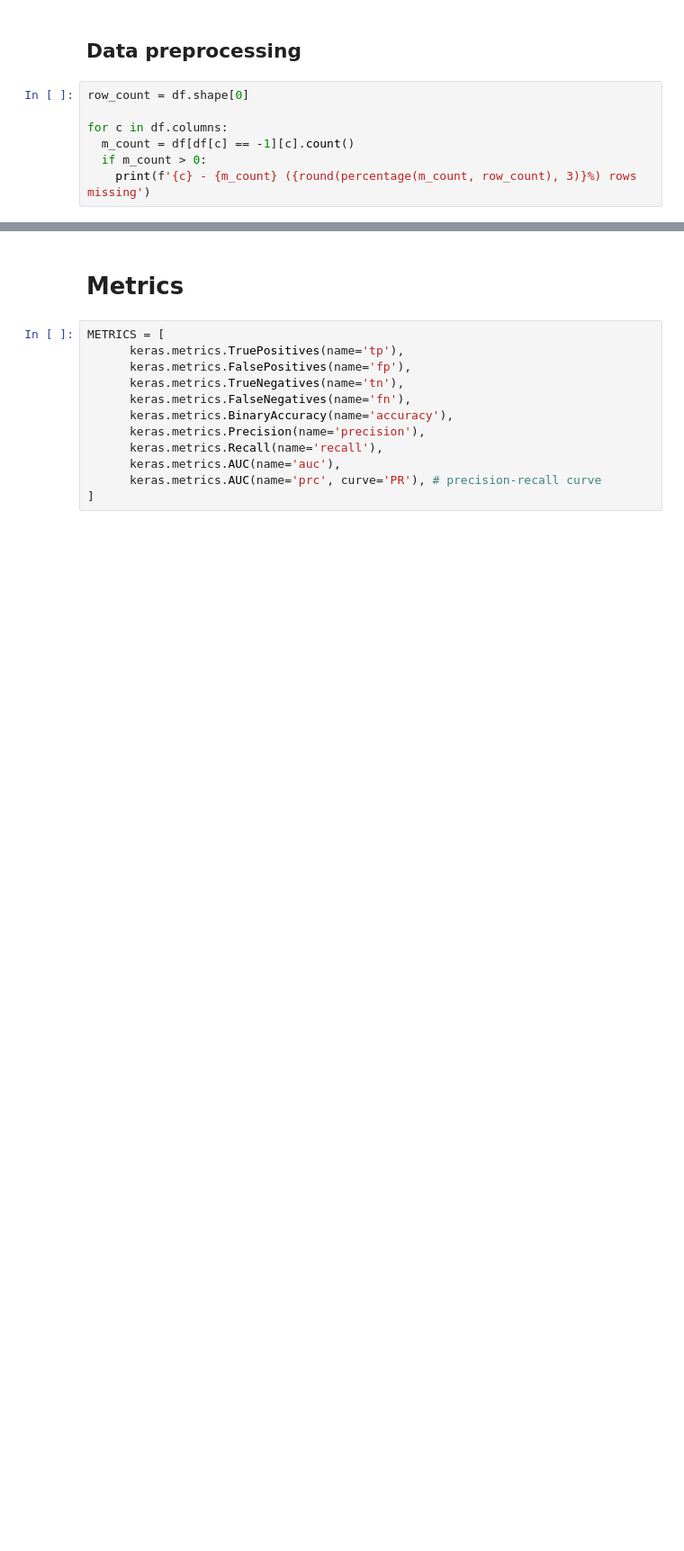
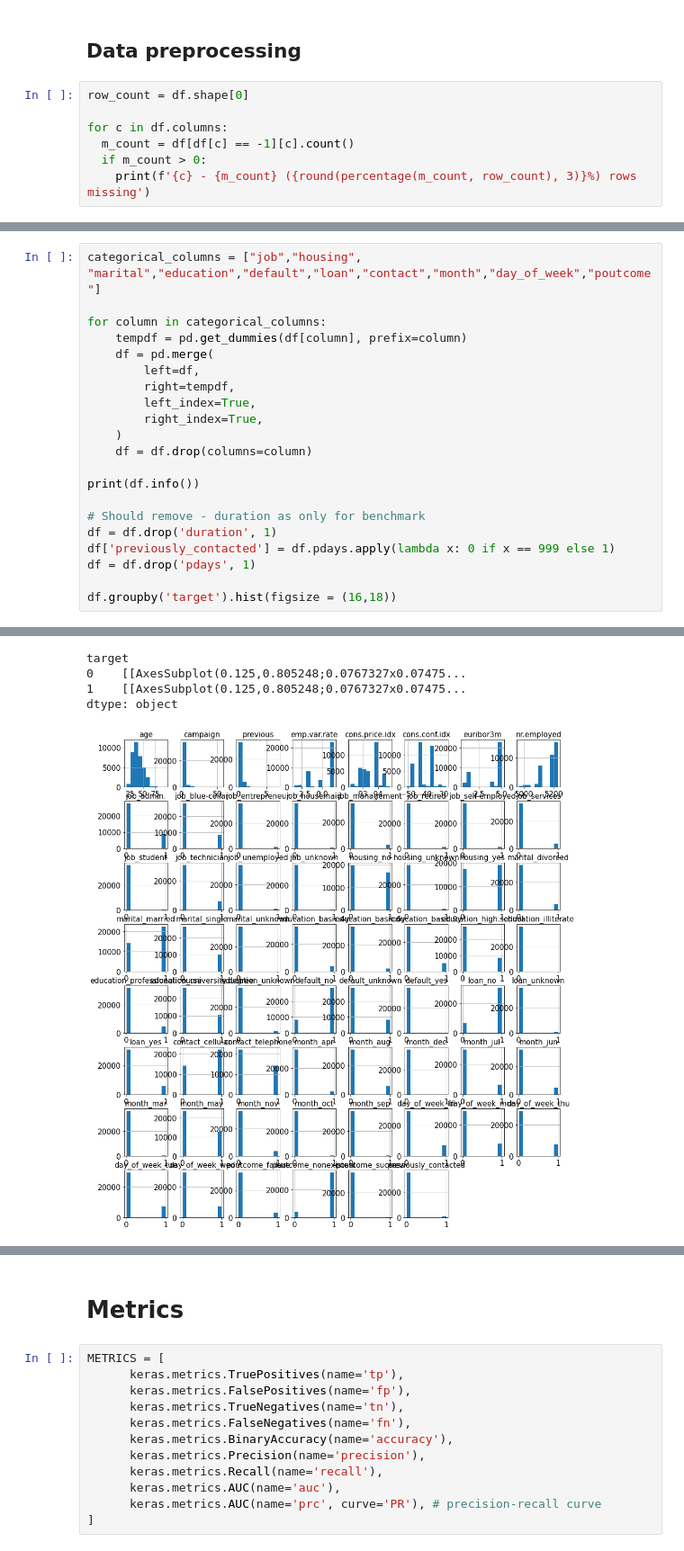
Before and after one commit to claredavies/MachineLearningCoursework, a Jupyter notebook: Assignment1/MLAssignment1KerrasUnbalancedData.ipynb, the cells around one changed output, grey strips where cells are left out. Shown: that part at 90% size. Cells and saved outputs as stored; diff of their text form; blank space fills up the shorter version.

```diff
--- a/Assignment1/MLAssignment1KerrasUnbalancedData.ipynb
+++ b/Assignment1/MLAssignment1KerrasUnbalancedData.ipynb
@@ -107,0 +66,22 @@ memory usage: 6.6+ MB
+# %%
+categorical_columns = ["job","housing", "marital","education","default","loan","contact","month","day_of_week","poutcome"]
+
+for column in categorical_columns:
+    tempdf = pd.get_dummies(df[column], prefix=column)
+    df = pd.merge(
+        left=df,
+        right=tempdf,
+        left_index=True,
+        right_index=True,
+    )
+    df = df.drop(columns=column)
+
+print(df.info())
+
+# Should remove - duration as only for benchmark
+df = df.drop('duration', 1)
+df['previously_contacted'] = df.pdays.apply(lambda x: 0 if x == 999 else 1)
+df = df.drop('pdays', 1)
+
+df.groupby('target').hist(figsize = (16,18))
+# %% [output]
@@ -107,0 +105,5 @@ memory usage: 6.6+ MB
+target
+0    [[AxesSubplot(0.125,0.805248;0.0767327x0.07475...
+1    [[AxesSubplot(0.125,0.805248;0.0767327x0.07475...
+dtype: object
+[figure, added]
```
Also changed, not shown: parts of 10 cells of this notebook.
